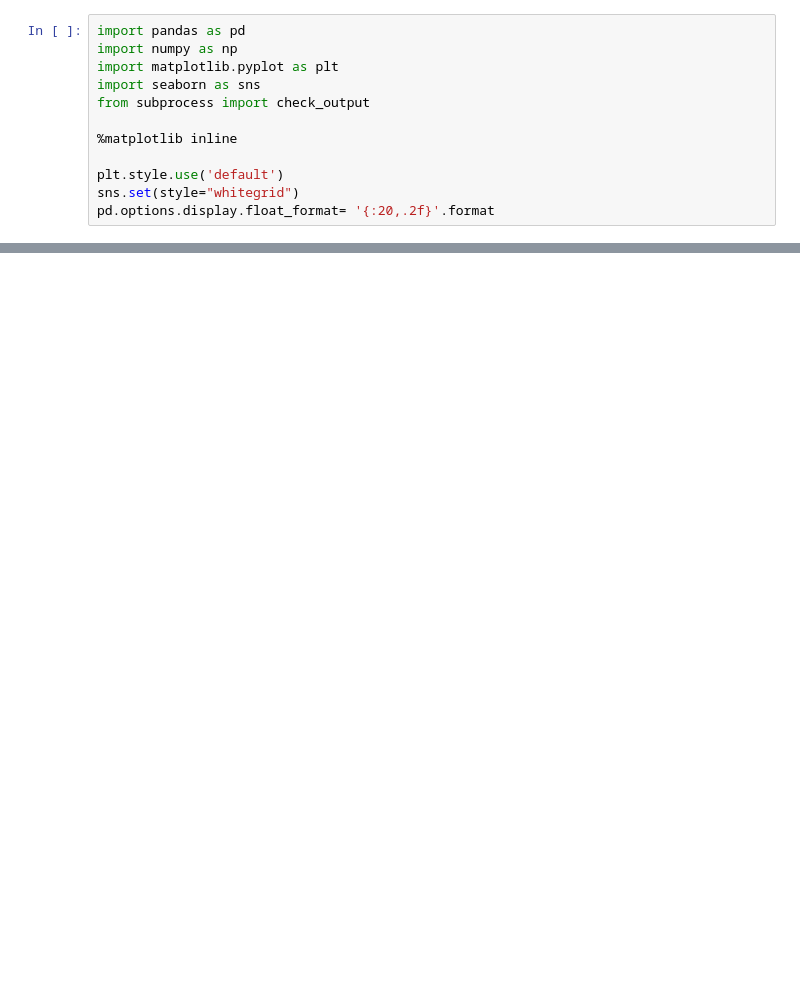
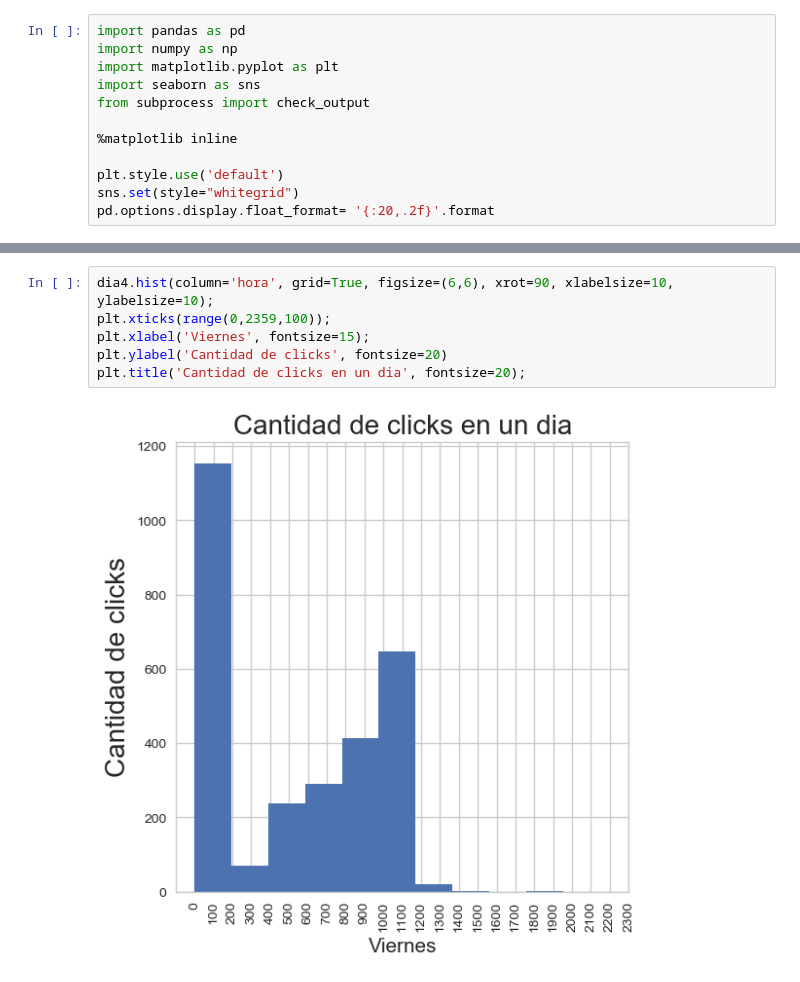
Before and after one commit to LucasCatolino/Organizacion-de-Datos, a Jupyter notebook: TP1.ipynb, the cells around one changed output, grey strips where cells are left out. Cells and saved outputs as stored; diff of their text form; blank space fills up the shorter version.

```diff
--- a/TP1.ipynb
+++ b/TP1.ipynb
@@ -57,0 +88,8 @@ clicks.drop(['created'], axis=1, inplace=True)
+# %%
+dia4.hist(column='hora', grid=True, figsize=(6,6), xrot=90, xlabelsize=10, ylabelsize=10);
+plt.xticks(range(0,2359,100));
+plt.xlabel('Viernes', fontsize=15);
+plt.ylabel('Cantidad de clicks', fontsize=20)
+plt.title('Cantidad de clicks en un dia', fontsize=20);
+# %% [output]
+[figure, added]
```
Also changed, not shown: parts of 12 cells of this notebook.
